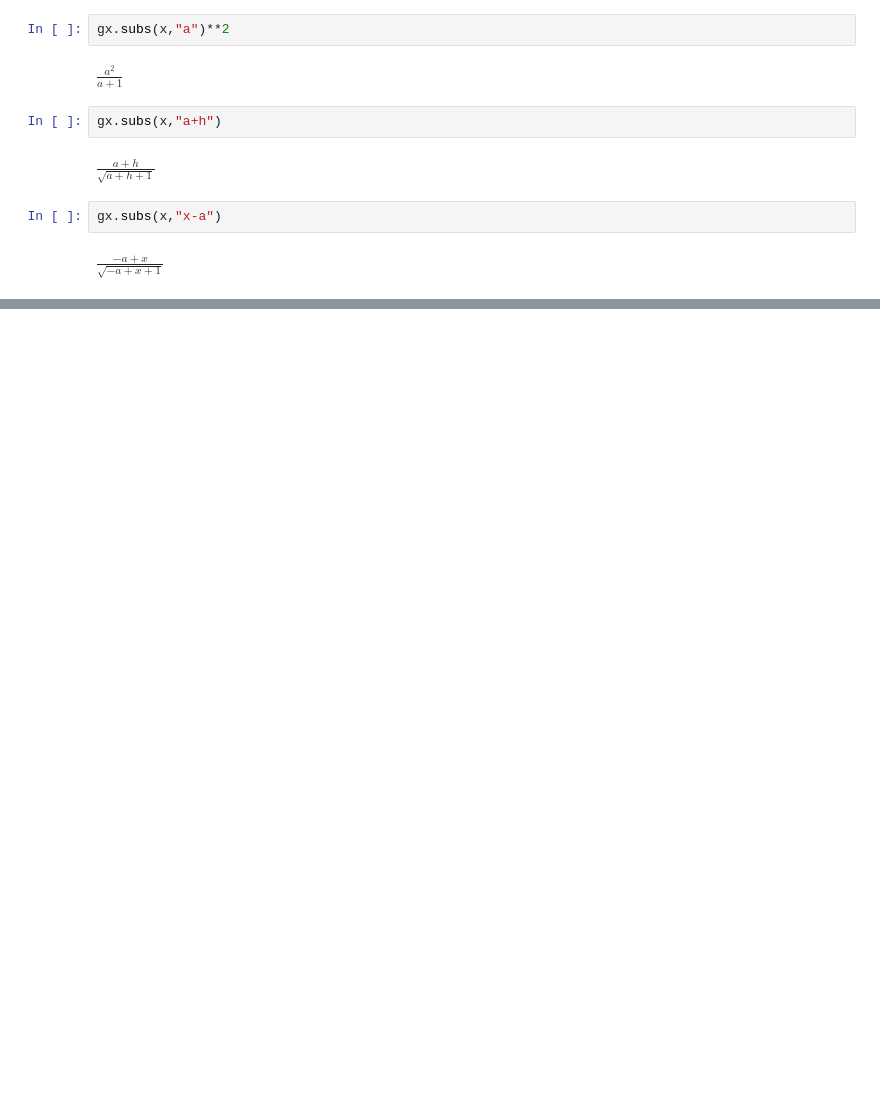
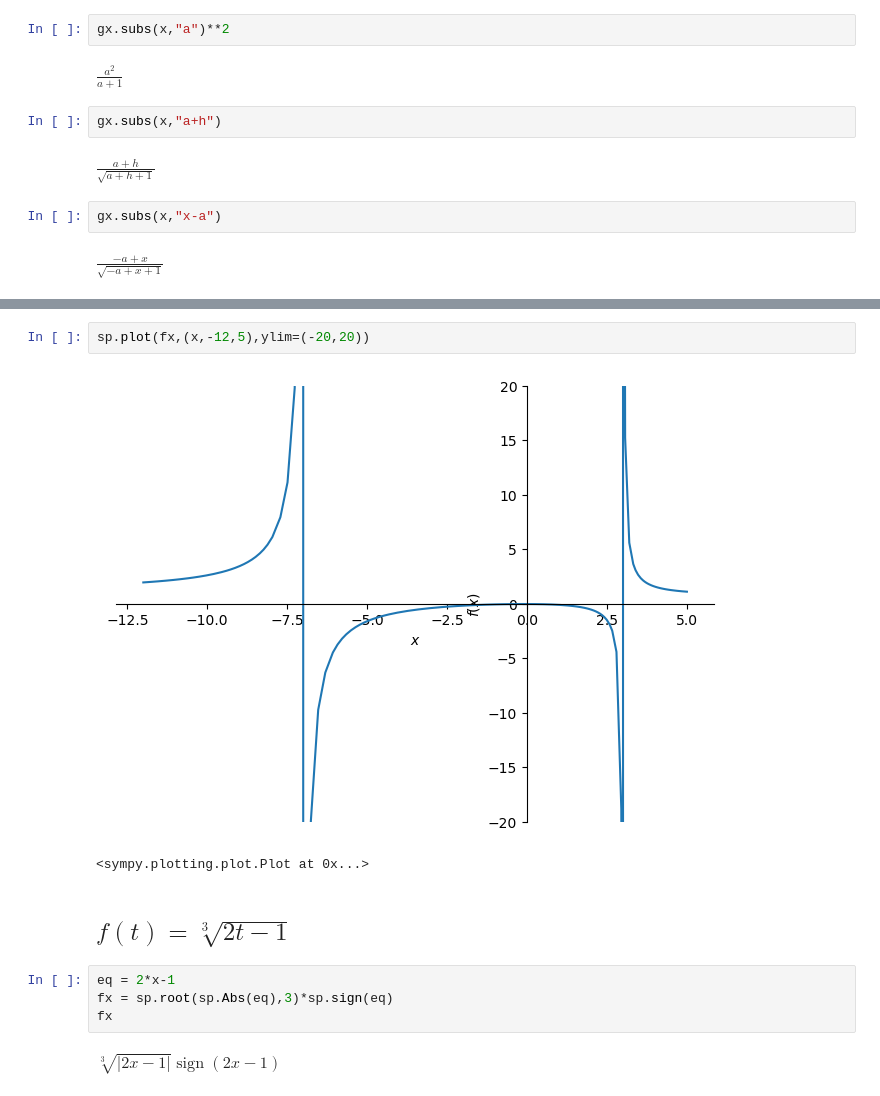
Before and after one commit to Lashi0812/Calculus, a Jupyter notebook: 01_1_Chapter_Four_way_to_represent_fn.ipynb, the cells around one changed output, grey strips where cells are left out. Cells and saved outputs as stored; diff of their text form; blank space fills up the shorter version.

```diff
--- a/01_1_Chapter_Four_way_to_represent_fn.ipynb
+++ b/01_1_Chapter_Four_way_to_represent_fn.ipynb
@@ -196,0 +232,13 @@ $\displaystyle \frac{- a + x}{\sqrt{- a + x + 1}}$
+# %%
+sp.plot(fx,(x,-12,5),ylim=(-20,20))
+# %% [output]
+[figure, added]
+<sympy.plotting.plot.Plot at 0x...>
+# %% [markdown]
+## $f(t)=\sqrt[3]{2t-1}$
+# %%
+eq = 2*x-1
+fx = sp.root(sp.Abs(eq),3)*sp.sign(eq)
+fx
+# %% [output]
+$\displaystyle \sqrt[3]{\left|{2 x - 1}\right|} \operatorname{sign}{\left(2 x - 1 \right)}$
```
Also changed, not shown: parts of 42 cells of this notebook.
